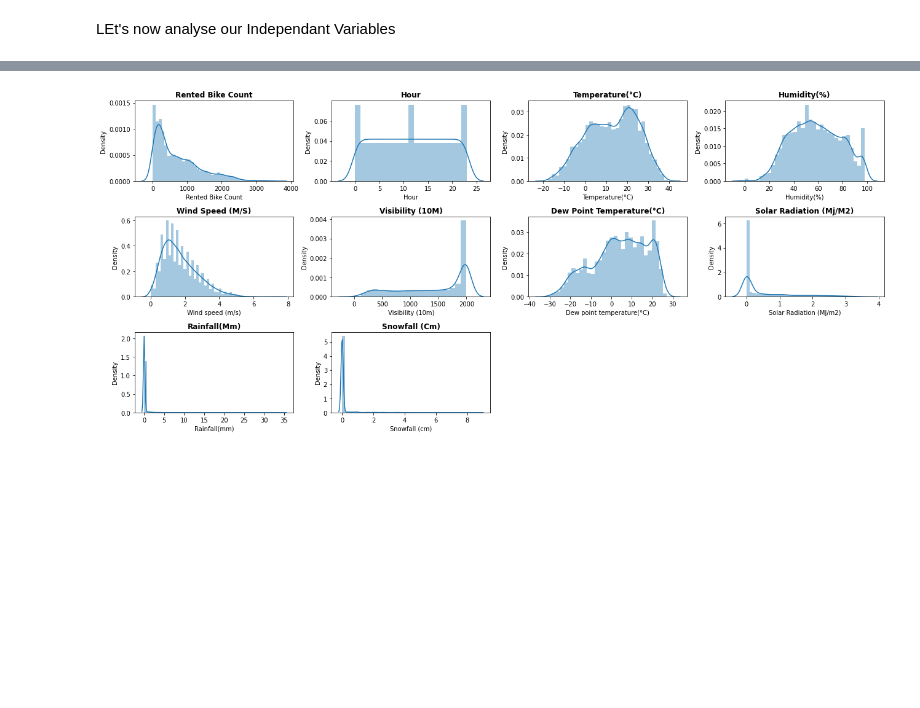
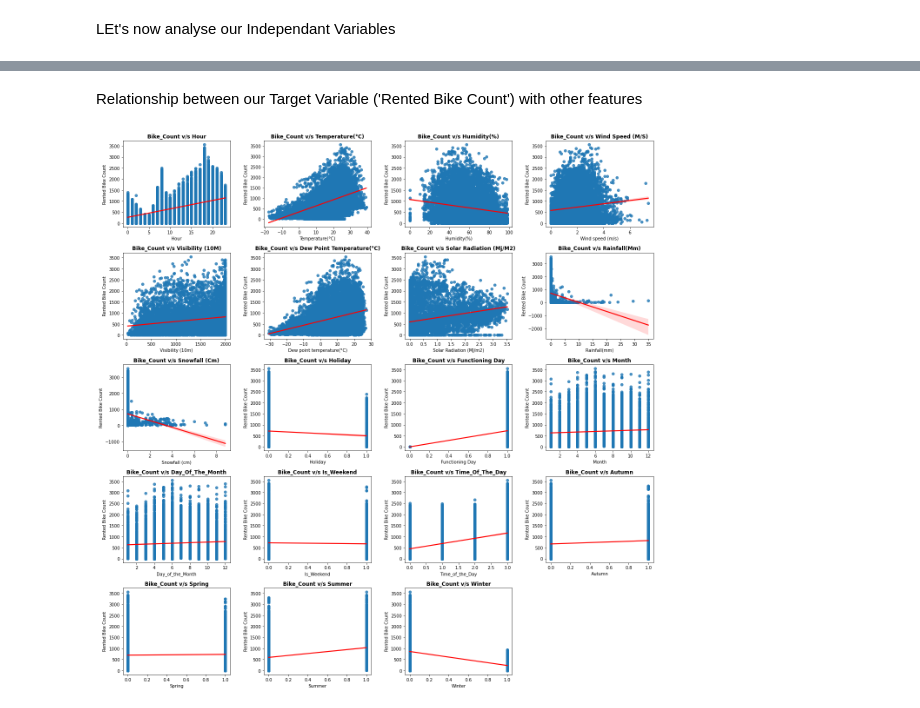
Before and after one commit to shadabsgit/ML-Regression-Capstone-Project, a Jupyter notebook: Bike_Sharing_Demand_Prediction_Capstone_Project.ipynb, the cells around one changed output, grey strips where cells are left out. Drawn from its saved outputs; the diff is of its cells as text; code cells hidden in the pictures; blank space fills up the shorter version.

```diff
--- a/Bike_Sharing_Demand_Prediction_Capstone_Project.ipynb
+++ b/Bike_Sharing_Demand_Prediction_Capstone_Project.ipynb
@@ -173,0 +188,8 @@ plt.tight_layout();
+# %%
+# Visualizing the distributions.
+plt.figure(figsize=(18,8))
+for n,column in enumerate(numeric_features):
+  plt.subplot(3, 4, n+1)
+  sns.distplot(df[column])
+  plt.title(f'{column.title()}',weight='bold')
+  plt.tight_layout()
@@ -186,0 +202,10 @@ Index(['Rented Bike Count', 'Hour', 'Temperature(°C)', 'Humidity(%)',
+# %%
+# Extracting new features from Data and Hour column
+df['Month'] = df['Date'].apply(lambda x : x.month)
+df['Day_of_the_Month'] = df['Date'].apply(lambda x : x.month)
+df['Is_Weekend'] = df['Date'].apply(lambda x : 1 if (x.day_name()=='Saturday' or x.day_name()=='Sunday') else 0 )
+df['Time_of_the_Day'] = df['Hour'].apply(lambda x: 'night' if 21<=x<=23 or 0<=x<=5 else ('morning' if 5<=x<=12 else ('afternoon' if 12<=x<=17 else 'evening')))
+
+
+# Dropping the Date column
+df.drop(columns=['Date'], inplace = True)
@@ -186,0 +242,10 @@ Index(['Rented Bike Count', 'Hour', 'Temperature(°C)', 'Humidity(%)',
+# %%
+# Defining a label encoder based on above data
+encoder = {'Holiday':{'Holiday':1, 'No Holiday':0},'Functioning Day':{'Yes':1, 'No': 0},
+          'Time_of_the_Day': {'night':0, 'morning':1, 'afternoon':2, 'evening':3}}
+
+# Label Encoding
+df = df.replace(encoder)
+
+# One Hot Encoding
+df = pd.get_dummies(df, columns=["Seasons"], prefix='', prefix_sep='')
@@ -187,10 +283,14 @@ Index(['Rented Bike Count', 'Hour', 'Temperature(°C)', 'Humidity(%)',
+# %% [markdown]
+Relationship between our Target Variable ('Rented Bike Count') with other features
 # %%
-# Visualizing the distributions.
-plt.figure(figsize=(18,8))
-for n,column in enumerate(numeric_features):
-  plt.subplot(3, 4, n+1)
-  sns.distplot(df[column])
-  plt.title(f'{column.title()}',weight='bold')
+independent_variables = [i for i in df.columns if i not in ['Rented Bike Count']]
+
+# Checking Linearity
+plt.figure(figsize=(18,18))
+for n,column in enumerate(independent_variables):
+  plt.subplot(5, 4, n+1)
+  sns.regplot(data = df, x = column, y ='Rented Bike Count',line_kws={"color": "red"})
+  plt.title(f'Bike_Count v/s {column.title()}',weight='bold')
   plt.tight_layout()
 # %% [output]
-[figure, old version]
+[figure, new version]
```
Also changed, not shown: parts of 20 cells of this notebook.
